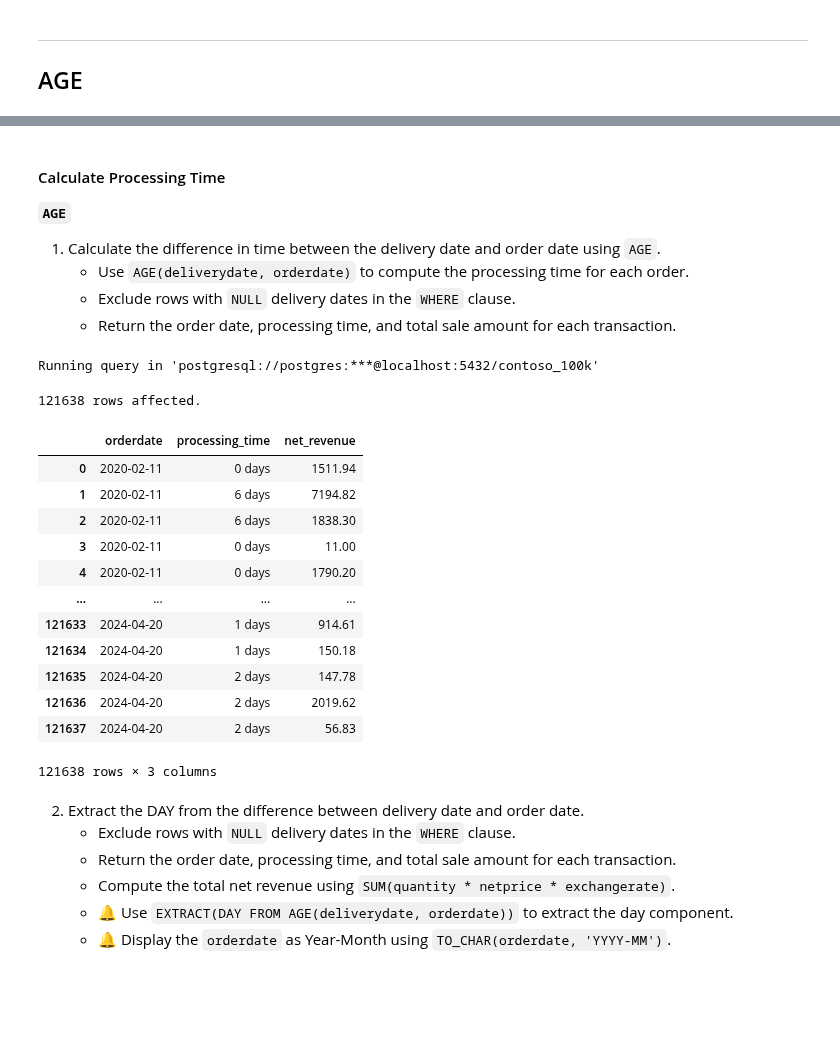
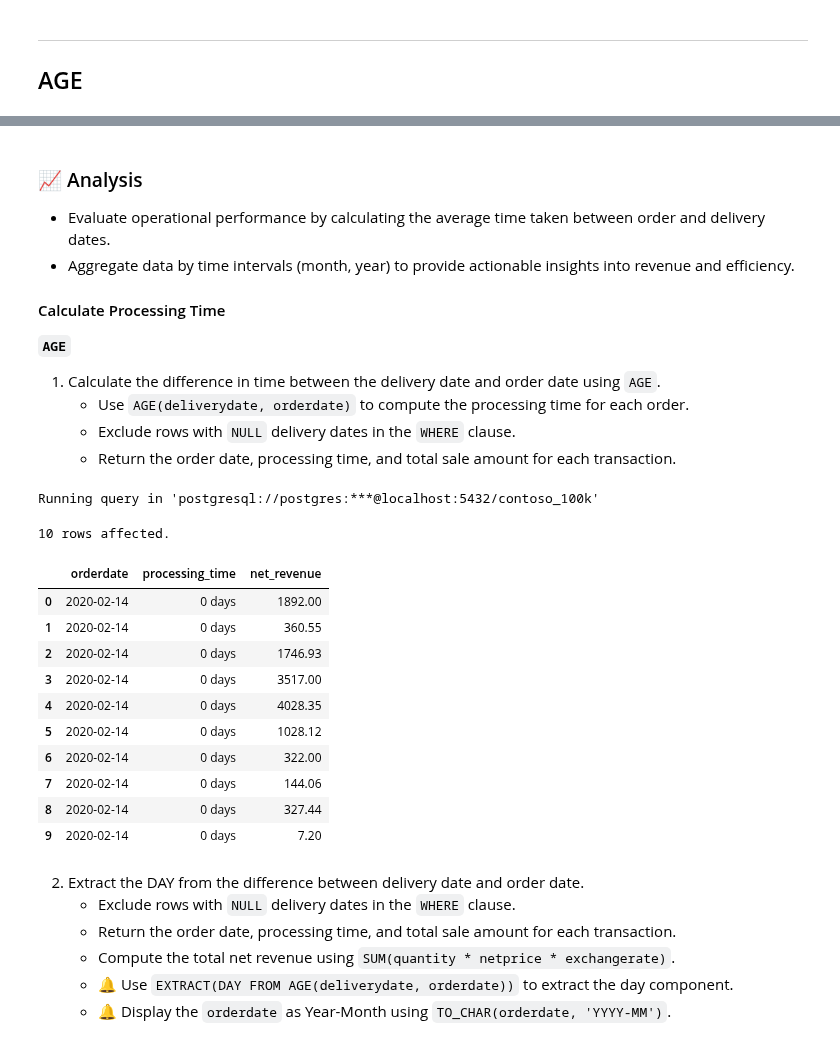
Before and after one commit to mgamzec/SQL_Data_Analytics_Project, a Jupyter notebook: 2_Date_Time/3_Date_Differences.ipynb, the cells around one changed output, grey strips where cells are left out. Saved outputs shown, nothing was run; the diff lists cells and outputs as text; code cells hidden in the pictures; blank space fills up the shorter version.

```diff
--- a/2_Date_Time/3_Date_Differences.ipynb
+++ b/2_Date_Time/3_Date_Differences.ipynb
@@ -179,4 +290,9 @@ png" alt="Rev & Category" width="50%">
 # %% [markdown]
+### 📈 Analysis
+
+- Evaluate operational performance by calculating the average time taken between order and delivery dates.
+- Aggregate data by time intervals (month, year) to provide actionable insights into revenue and efficiency.
+
 #### Calculate Processing Time
 
 **`AGE`**
@@ -188,35 +304,34 @@ png" alt="Rev & Category" width="50%">
 # %%
 %%sql
 
 SELECT
     s.orderdate,
     AGE(s.deliverydate, s.orderdate) AS processing_time,
     s.quantity * s.netprice * s.exchangerate AS net_revenue
 FROM
     sales s
 LEFT JOIN
     product p ON s.productkey = p.productkey
 WHERE
     s.deliverydate IS NOT NULL
     AND s.orderdate >= CURRENT_DATE - INTERVAL '5 years'
 ORDER BY
-    s.orderdate;
+    s.orderdate
+LIMIT 10
 # %% [output]
 Running query in 'postgresql://postgres:***@localhost:5432/contoso_100k'
-121638 rows affected.
+10 rows affected.
 |  | orderdate | processing_time | net_revenue |
-| 0 | 2020-02-11 | 0 days | 1511.94 |
-| 1 | 2020-02-11 | 6 days | 7194.82 |
-| 2 | 2020-02-11 | 6 days | 1838.30 |
-| 3 | 2020-02-11 | 0 days | 11.00 |
-| 4 | 2020-02-11 | 0 days | 1790.20 |
-| ... | ... | ... | ... |
-| 121633 | 2024-04-20 | 1 days | 914.61 |
-| 121634 | 2024-04-20 | 1 days | 150.18 |
-| 121635 | 2024-04-20 | 2 days | 147.78 |
-| 121636 | 2024-04-20 | 2 days | 2019.62 |
-| 121637 | 2024-04-20 | 2 days | 56.83 |
+| 0 | 2020-02-14 | 0 days | 1892.00 |
+| 1 | 2020-02-14 | 0 days | 360.55 |
+| 2 | 2020-02-14 | 0 days | 1746.93 |
+| 3 | 2020-02-14 | 0 days | 3517.00 |
+| 4 | 2020-02-14 | 0 days | 4028.35 |
+| 5 | 2020-02-14 | 0 days | 1028.12 |
+| 6 | 2020-02-14 | 0 days | 322.00 |
+| 7 | 2020-02-14 | 0 days | 144.06 |
+| 8 | 2020-02-14 | 0 days | 327.44 |
+| 9 | 2020-02-14 | 0 days | 7.20 |
-121638 rows × 3 columns
 # %% [markdown]
 2. Extract the DAY from the difference between delivery date and order date.
     - Exclude rows with `NULL` delivery dates in the `WHERE` clause.
```
Also changed, not shown: parts of 21 cells of this notebook.
